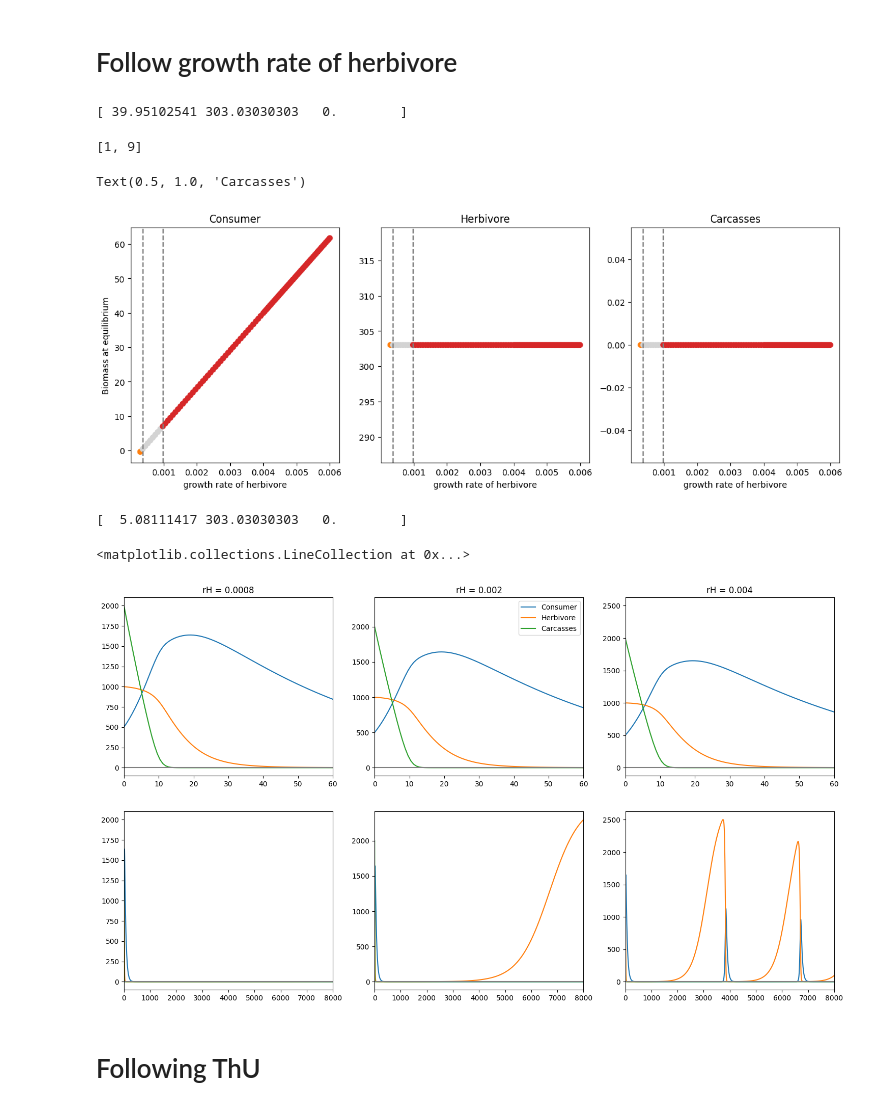
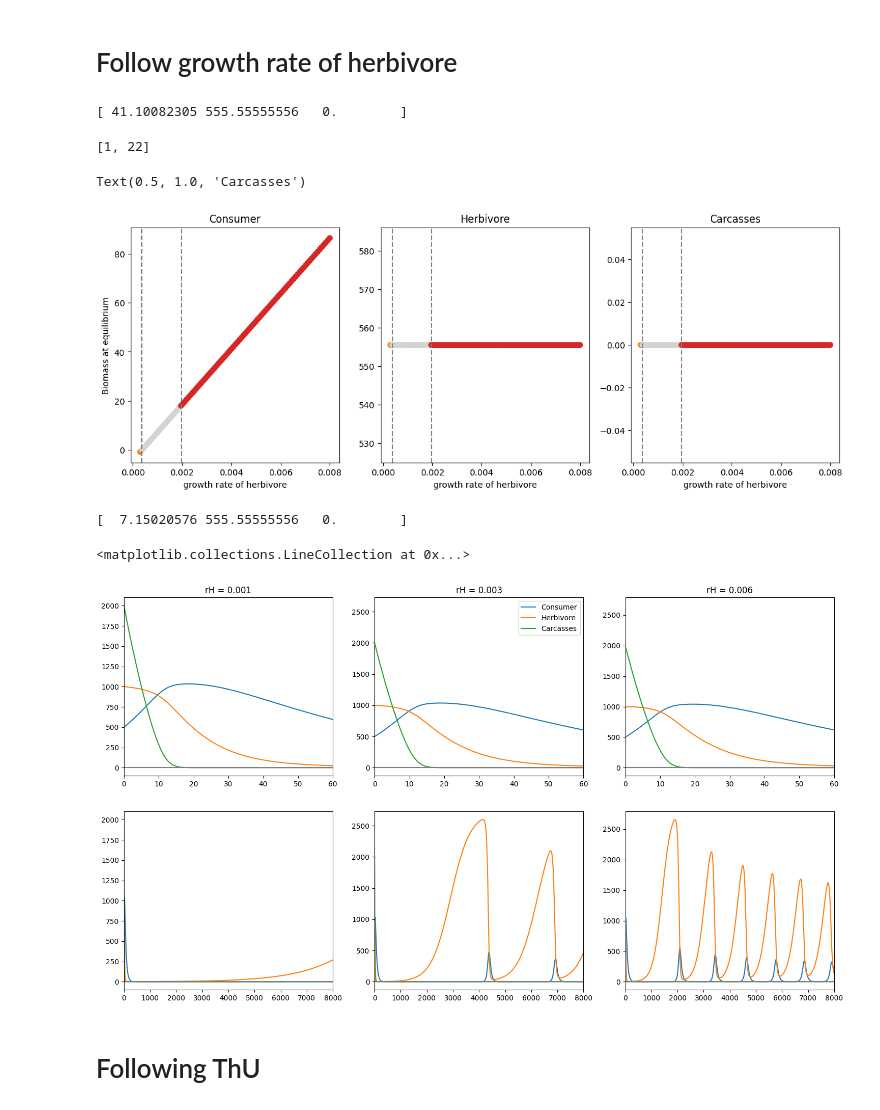
Before and after one commit to linh-phuong/pulsation, a Jupyter notebook: toymodels/toymodel1.ipynb, the cells around one changed output. Saved outputs shown, nothing was run; the diff lists cells and outputs as text; code cells hidden in the pictures.

```diff
--- a/toymodels/toymodel1.ipynb
+++ b/toymodels/toymodel1.ipynb
@@ -88,14 +88,13 @@ plt.show()
 # %% [markdown]
 # Follow growth rate of herbivore
 # %%
-pars = Config(dict(muC=2e-2, muH=3e-4, eH=0.8, aH=1e-4, ThH=7,
-                        eU=0.8, aU=1e-3, ThU=5, rH=4e-3, K=3000, nu=7e-2, b = 0))
+pars = pars_test.clone_me()
 y0 = [3000, 1000, 0]
 eq = root(lambda y: foodweb(y, pars, holling_ii_H, holling_ii_U), y0)
 print(eq.x)
 bp1, e1, n1, c1 = followpars_with_eqnature(foodweb, holling_ii_H, holling_ii_U,
                                             foodweb_jacobian_holling_ii,
-                                           pars, 'rH', np.linspace(4e-3, 6e-3, 50), eq.x)
+                                           pars, 'rH', np.linspace(4e-3, 8e-3, 50), eq.x)
 bp2, e2, n2, c2 = followpars_with_eqnature(foodweb, holling_ii_H, holling_ii_U,
                                             foodweb_jacobian_holling_ii,
                                            pars, 'rH', np.linspace(4e-3, 3e-4, 50), eq.x)
@@ -104,12 +103,12 @@ eqK      = np.vstack([e2[::-1], e1[1:]])
 eqnatcol = c2[::-1] + c1[1:]
 eqnature = n2[::-1] + n1[1:]
 # %% [output]
-[ 39.95102541 303.03030303   0.        ]
+[ 41.10082305 555.55555556   0.        ]
 # %%
 idx = [i for i in range(1, len(eqnature)) if eqnature[i] != eqnature[i-1]]
 idx#, eKlist[idx[0]], eKlist[idx[1]], eKlist[idx[2]]
 # %% [output]
-[1, 9]
+[1, 22]
 # %%
 fig, axes = plt.subplots(nrows=1, ncols=3, figsize=(15, 5))
 for i, ax in enumerate(axes):
@@ -126,7 +125,7 @@ axes[1].set_title('Herbivore')
 axes[2].set_title('Carcasses')
 # %% [output]
 Text(0.5, 1.0, 'Carcasses')
-[figure, old version]
+[figure, new version]
 # %%
 fig, axes = plt.subplots(nrows=2, ncols=3, figsize=(18, 10))
 parnsol = pars.clone_me()
@@ -137,7 +136,7 @@ Tend = 60
 tspan = np.linspace(0, Tmax, 10000)
 labellist = ["Consumer", "Herbivore", "Carcasses"]
 
-parnsol.rH = 8e-4
+parnsol.rH = 1e-3
 nsol = solve_ivp(rhs, [0, Tmax], y0, t_eval=tspan)
 foo = root(lambda y: foodweb(y, parnsol, holling_ii_H, holling_ii_U), [8, 300, 0])
 print(foo.x)
@@ -145,37 +144,37 @@ for i in range(3):
     axes[0, 0].plot(tspan, nsol.y[i])
     axes[1, 0].plot(tspan, nsol.y[i])
 axes[0, 0].set_xlim(0, Tend)
 axes[0, 0].set_title(f'rH = {parnsol.rH}')
 axes[1, 0].set_xlim(0, Tmax)
 axes[0, 0].hlines(y=0, xmin=tspan[0], xmax=tspan[-1], color='gray')
 axes[1, 0].hlines(y=0, xmin=tspan[0], xmax=tspan[-1], color='gray')
 
-parnsol.rH = 2e-3
+parnsol.rH = 3e-3
 nsol = solve_ivp(rhs, [0, Tmax], y0, t_eval=tspan)
 for i in range(3):
     axes[0, 1].plot(tspan, nsol.y[i], label=labellist[i])
     axes[1, 1].plot(tspan, nsol.y[i], label=labellist[i])
 axes[0, 1].legend()
 axes[0, 1].set_xlim(0, Tend)
 axes[0, 1].set_title(f'rH = {parnsol.rH}')
 axes[1, 1].set_xlim(0, Tmax)
 axes[0, 1].hlines(y=0, xmin=tspan[0], xmax=tspan[-1], color='gray')
 axes[1, 1].hlines(y=0, xmin=tspan[0], xmax=tspan[-1], color='gray')
 
-parnsol.rH = 4e-3
+parnsol.rH = 6e-3
 nsol = solve_ivp(rhs, [0, Tmax], y0, t_eval=tspan)
 for i in range(3):
     axes[0, 2].plot(tspan, nsol.y[i])
     axes[1, 2].plot(tspan, nsol.y[i])
 axes[0, 2].set_xlim(0, Tend)
 axes[0, 2].set_title(f'rH = {parnsol.rH}')
 axes[1, 2].set_xlim(0, Tmax)
 axes[0, 2].hlines(y=0, xmin=tspan[0], xmax=tspan[-1], color='gray')
 axes[1, 2].hlines(y=0, xmin=tspan[0], xmax=tspan[-1], color='gray')
 # %% [output]
-[  5.08111417 303.03030303   0.        ]
+[  7.15020576 555.55555556   0.        ]
 <matplotlib.collections.LineCollection at 0x...>
-[figure, old version]
+[figure, new version]
 # %% [markdown]
 # Following ThU
 # %%
```
Also changed, not shown: parts of 13 cells of this notebook, 7 other files.
